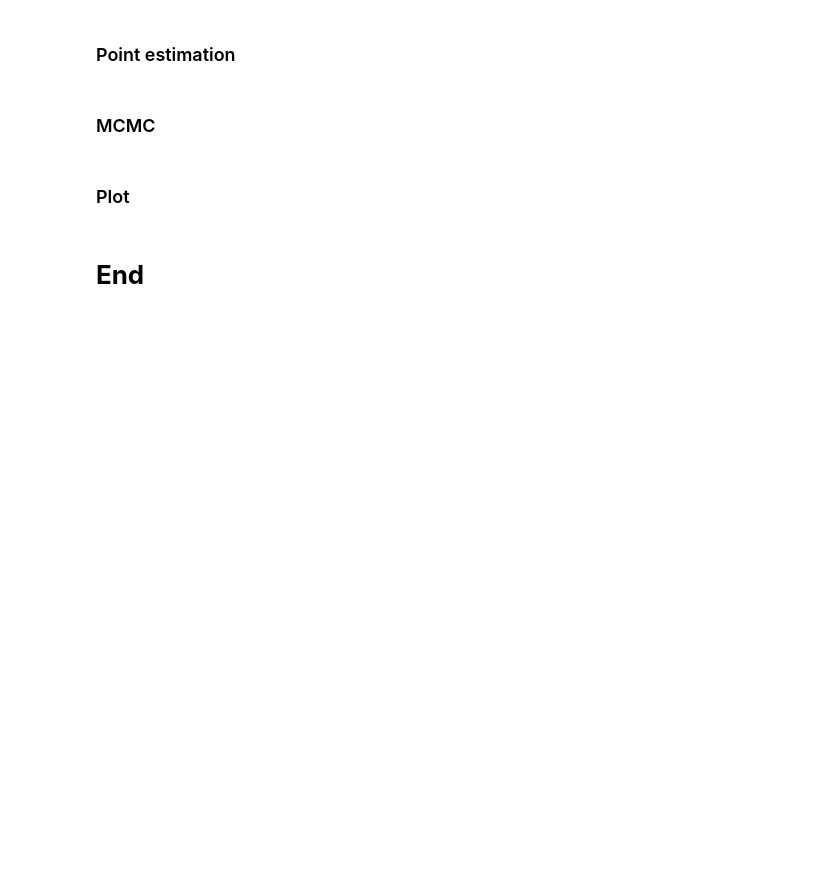
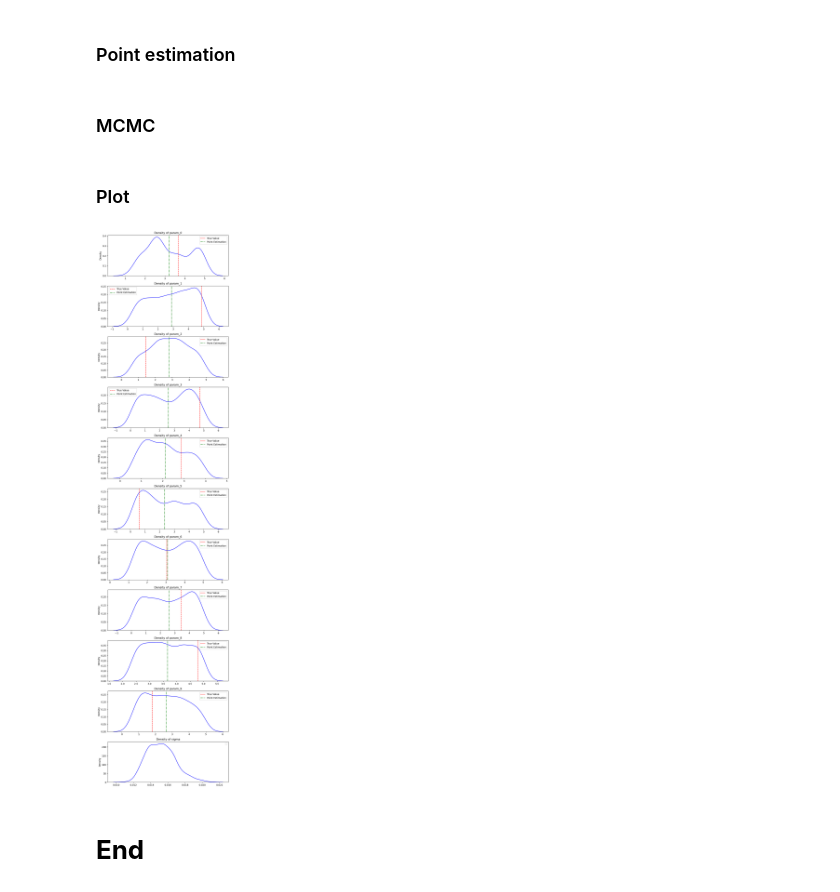
Before and after one commit to Aether-Ren/Multioutput_FixedG_GP, a Jupyter notebook: Docu.ipynb, the cells around one changed output. Drawn from its saved outputs; the diff is of its cells as text; code cells hidden in the pictures; blank space fills up the shorter version.

```diff
--- a/Docu.ipynb
+++ b/Docu.ipynb
@@ -320,31 +339,33 @@ for idx, param_name in enumerate(param_names):
 # %% [markdown]
 ### Plot
 # %%
-posterior_samples_Normal = mcmc_result_Uniform.get_samples()
+# posterior_samples_Normal = mcmc_result_Uniform.get_samples()
 
 true_values = test_x[row_idx,:]
 
-point_estimations = posterior_means_array
+point_estimations = posterior_means_array_tmp
 
-fig, axes = plt.subplots(len(posterior_samples_Normal), 1, figsize=(8, len(posterior_samples_Normal) * 3))
+fig, axes = plt.subplots(len(posterior_samples_Uniform), 1, figsize=(8, len(posterior_samples_Uniform) * 3))
 
-for i, (param_name, samples) in enumerate(posterior_samples_Normal.items()):
-    if len(posterior_samples_Normal) > 1:
+for i, (param_name, samples) in enumerate(posterior_samples_Uniform.items()):
+    if len(posterior_samples_Uniform) > 1:
         ax = axes[i]
     else:
         ax = axes
     sns.kdeplot(samples.detach().numpy(), ax=ax, color='blue')
     ax.set_title(f'Density of {param_name}')
 
     # 标记 true_values 和 point_estimations
     if true_values is not None and i < len(true_values):
         ax.axvline(true_values[i], color='red', linestyle='--', label='True Value')
     if point_estimations is not None and i < len(point_estimations):
         ax.axvline(point_estimations[i], color='green', linestyle='-.', label='Point Estimation')
     ax.legend()
 
 plt.tight_layout()
 plt.show()
+# %% [output]
+[figure, added]
 # %% [markdown]
 # **End**
 # %%
```
Also changed, not shown: parts of 14 cells of this notebook, 5 other files.
